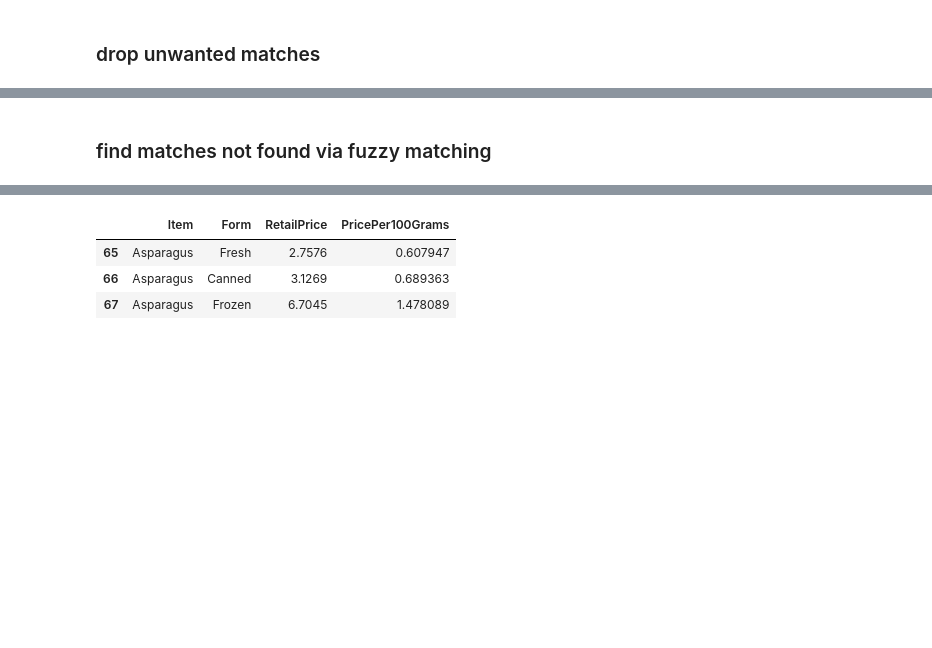
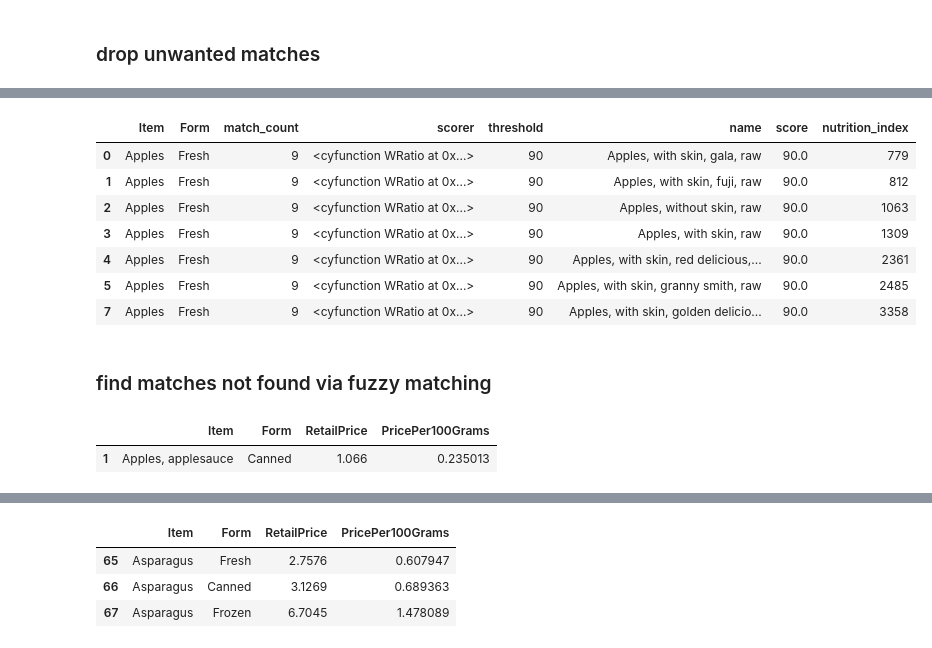
Before and after one commit to MrRyanK/CostPerNutrient, a Jupyter notebook: EDA_CSV_nutrition.ipynb, the cells around one changed output, grey strips where cells are left out. Drawn from its saved outputs; the diff is of its cells as text; code cells hidden in the pictures; blank space fills up the shorter version.

```diff
--- a/EDA_CSV_nutrition.ipynb
+++ b/EDA_CSV_nutrition.ipynb
@@ -794,2 +4712,23 @@ to_drop = [
+# %%
+i = 0
+# %%
+lookup = matches.Item.unique()[i]
+
+i += 1
+
+matches.query("Item == @lookup")
+# matches.query("Item == @lookup and ~((name.str.contains('Peaches')) and (name.str.contains('juice')))").nutrition_index.to_csv('temp.csv')#.name.values
+# matches.query("Item == @lookup").nutrition_index
+# matches.query("Item == @lookup").name.value_counts()
+# matches.query("Item == @lookup").to_csv('temp.csv')
+# %% [output]
+|  | Item | Form | match_count | scorer | threshold | name | score | nutrition_index |
+| 0 | Apples | Fresh | 9 | <cyfunction WRatio at 0x...> | 90 | Apples, with skin, gala, raw | 90.0 | 779 |
+| 1 | Apples | Fresh | 9 | <cyfunction WRatio at 0x...> | 90 | Apples, with skin, fuji, raw | 90.0 | 812 |
+| 2 | Apples | Fresh | 9 | <cyfunction WRatio at 0x...> | 90 | Apples, without skin, raw | 90.0 | 1063 |
+| 3 | Apples | Fresh | 9 | <cyfunction WRatio at 0x...> | 90 | Apples, with skin, raw | 90.0 | 1309 |
+| 4 | Apples | Fresh | 9 | <cyfunction WRatio at 0x...> | 90 | Apples, with skin, red delicious,... | 90.0 | 2361 |
+| 5 | Apples | Fresh | 9 | <cyfunction WRatio at 0x...> | 90 | Apples, with skin, granny smith, raw | 90.0 | 2485 |
+| 7 | Apples | Fresh | 9 | <cyfunction WRatio at 0x...> | 90 | Apples, with skin, golden delicio... | 90.0 | 3358 |
 # %% [markdown]
 ### find matches not found via fuzzy matching
@@ -796 +4739,6 @@ to_drop = [
+# %%
+unmatched_items.iloc[[0]]
+# %% [output]
+|  | Item | Form | RetailPrice | PricePer100Grams |
+| 1 | Apples, applesauce | Canned | 1.066 | 0.235013 |
 # %%
```
Also changed, not shown: parts of 7 cells of this notebook, 1 other file.
